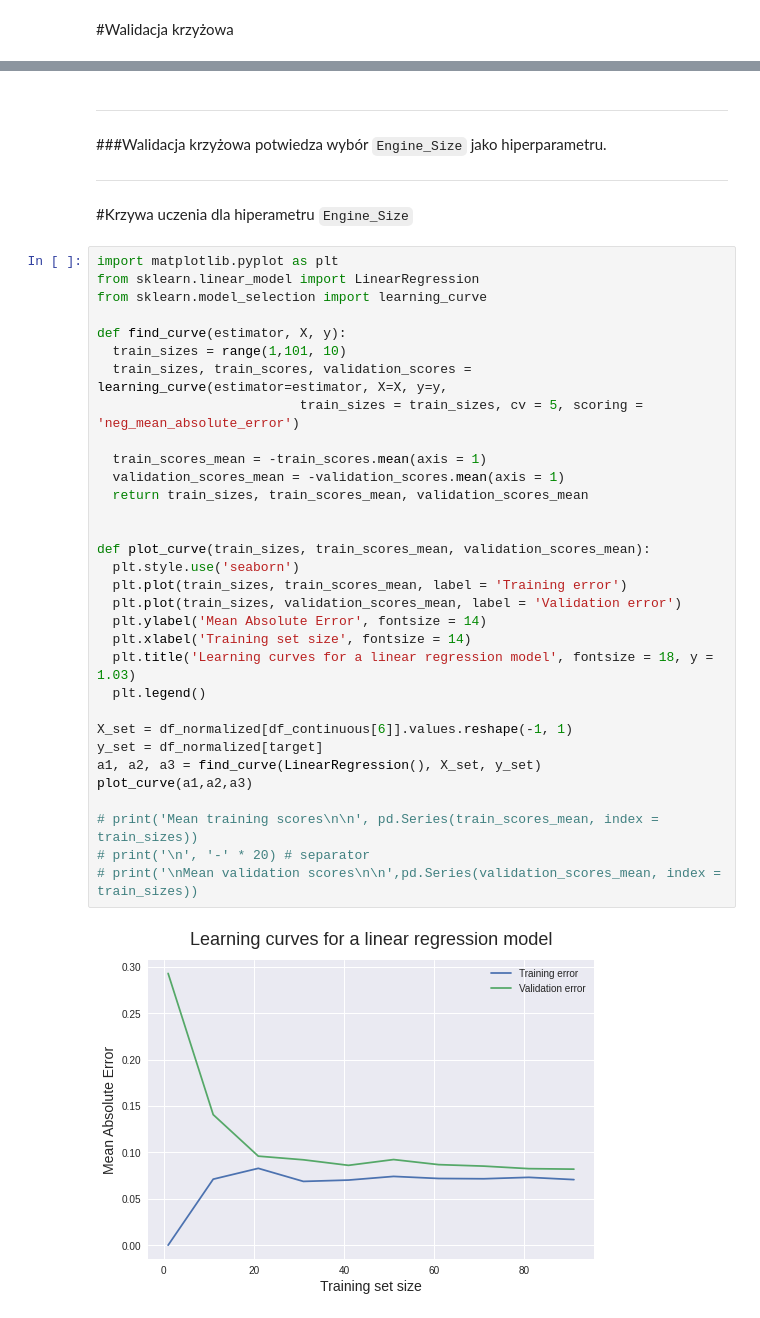
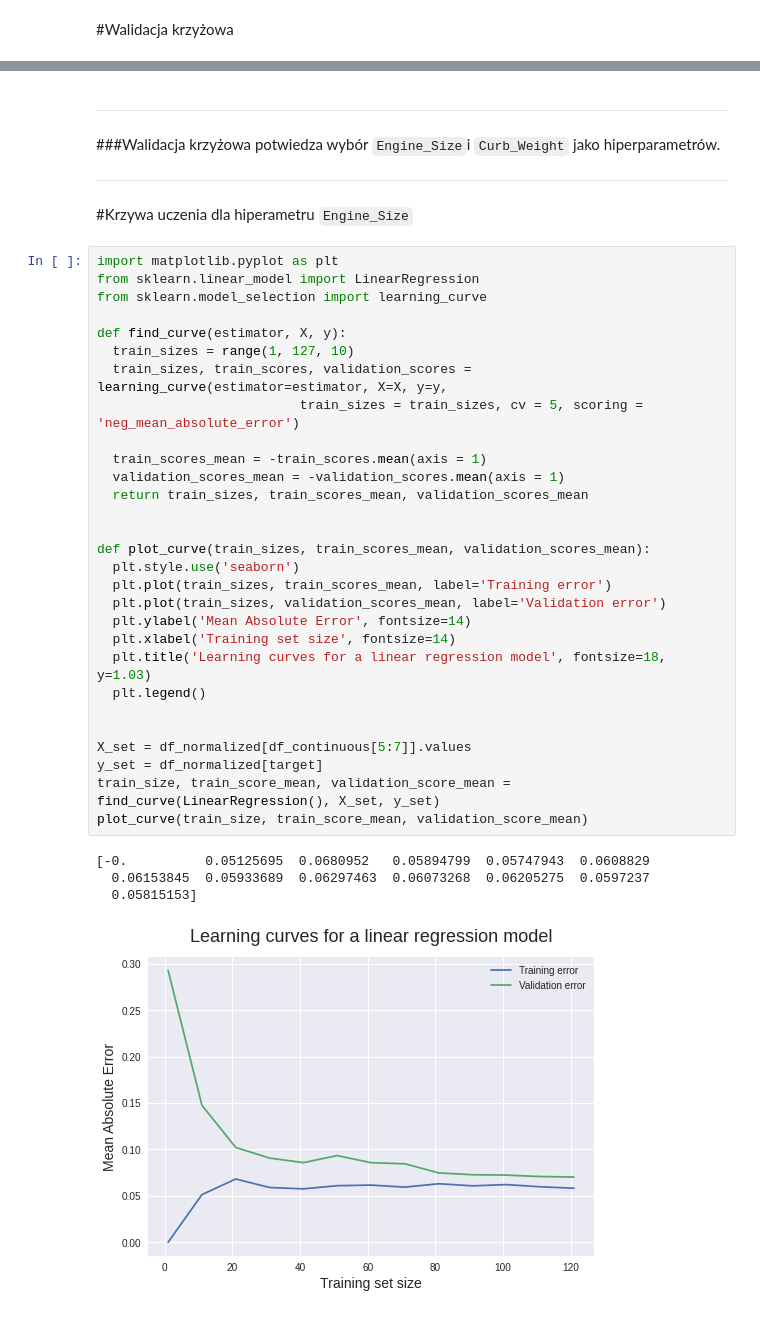
Before and after one commit to nikitagrygoriev/Android, a Jupyter notebook: ProjectCI_1.ipynb, the cells around one changed output, grey strips where cells are left out. Cells and saved outputs as stored; diff of their text form.

```diff
--- a/ProjectCI_1.ipynb
+++ b/ProjectCI_1.ipynb
@@ -261,7 +277,7 @@ City_MPG score: 0.24
 ---
 
 
-###Walidacja krzyżowa potwiedza wybór `Engine_Size` jako hiperparametru.
+###Walidacja krzyżowa potwiedza wybór `Engine_Size`i `Curb_Weight` jako hiperparametrów.
 
 ---
 # %% [markdown]
@@ -269,34 +285,34 @@ City_MPG score: 0.24
 # %%
 import matplotlib.pyplot as plt
 from sklearn.linear_model import LinearRegression
 from sklearn.model_selection import learning_curve
 
 def find_curve(estimator, X, y):
-  train_sizes = range(1,101, 10)
+  train_sizes = range(1, 127, 10)
   train_sizes, train_scores, validation_scores = learning_curve(estimator=estimator, X=X, y=y,
                           train_sizes = train_sizes, cv = 5, scoring = 'neg_mean_absolute_error')
 
   train_scores_mean = -train_scores.mean(axis = 1)
   validation_scores_mean = -validation_scores.mean(axis = 1)
   return train_sizes, train_scores_mean, validation_scores_mean
 
 
 def plot_curve(train_sizes, train_scores_mean, validation_scores_mean):
   plt.style.use('seaborn')
-  plt.plot(train_sizes, train_scores_mean, label = 'Training error')
-  plt.plot(train_sizes, validation_scores_mean, label = 'Validation error')
-  plt.ylabel('Mean Absolute Error', fontsize = 14)
-  plt.xlabel('Training set size', fontsize = 14)
-  plt.title('Learning curves for a linear regression model', fontsize = 18, y = 1.03)
+  plt.plot(train_sizes, train_scores_mean, label='Training error')
+  plt.plot(train_sizes, validation_scores_mean, label='Validation error')
+  plt.ylabel('Mean Absolute Error', fontsize=14)
+  plt.xlabel('Training set size', fontsize=14)
+  plt.title('Learning curves for a linear regression model', fontsize=18, y=1.03)
   plt.legend()
 
-X_set = df_normalized[df_continuous[6]].values.reshape(-1, 1)
+
+X_set = df_normalized[df_continuous[5:7]].values
 y_set = df_normalized[target]
-a1, a2, a3 = find_curve(LinearRegression(), X_set, y_set)
-plot_curve(a1,a2,a3)
-
-# print('Mean training scores\n\n', pd.Series(train_scores_mean, index = train_sizes))
-# print('\n', '-' * 20) # separator
-# print('\nMean validation scores\n\n',pd.Series(validation_scores_mean, index = train_sizes))
+train_size, train_score_mean, validation_score_mean = find_curve(LinearRegression(), X_set, y_set)
+plot_curve(train_size, train_score_mean, validation_score_mean)
 # %% [output]
+[-0.          0.05125695  0.0680952   0.05894799  0.05747943  0.0608829
+  0.06153845  0.05933689  0.06297463  0.06073268  0.06205275  0.0597237
+  0.05815153]
-[figure, old version]
+[figure, new version]
```
Also changed, not shown: parts of 12 cells of this notebook.
